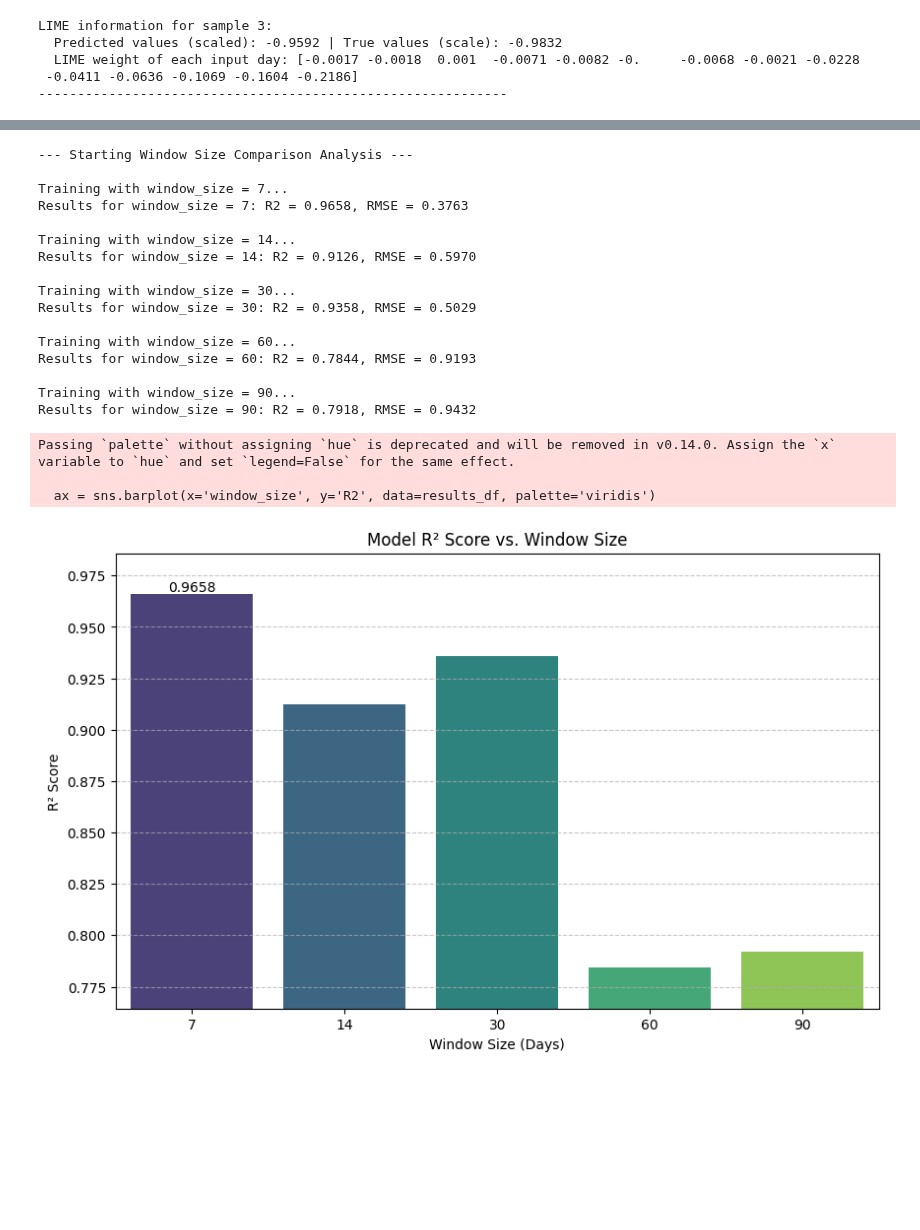
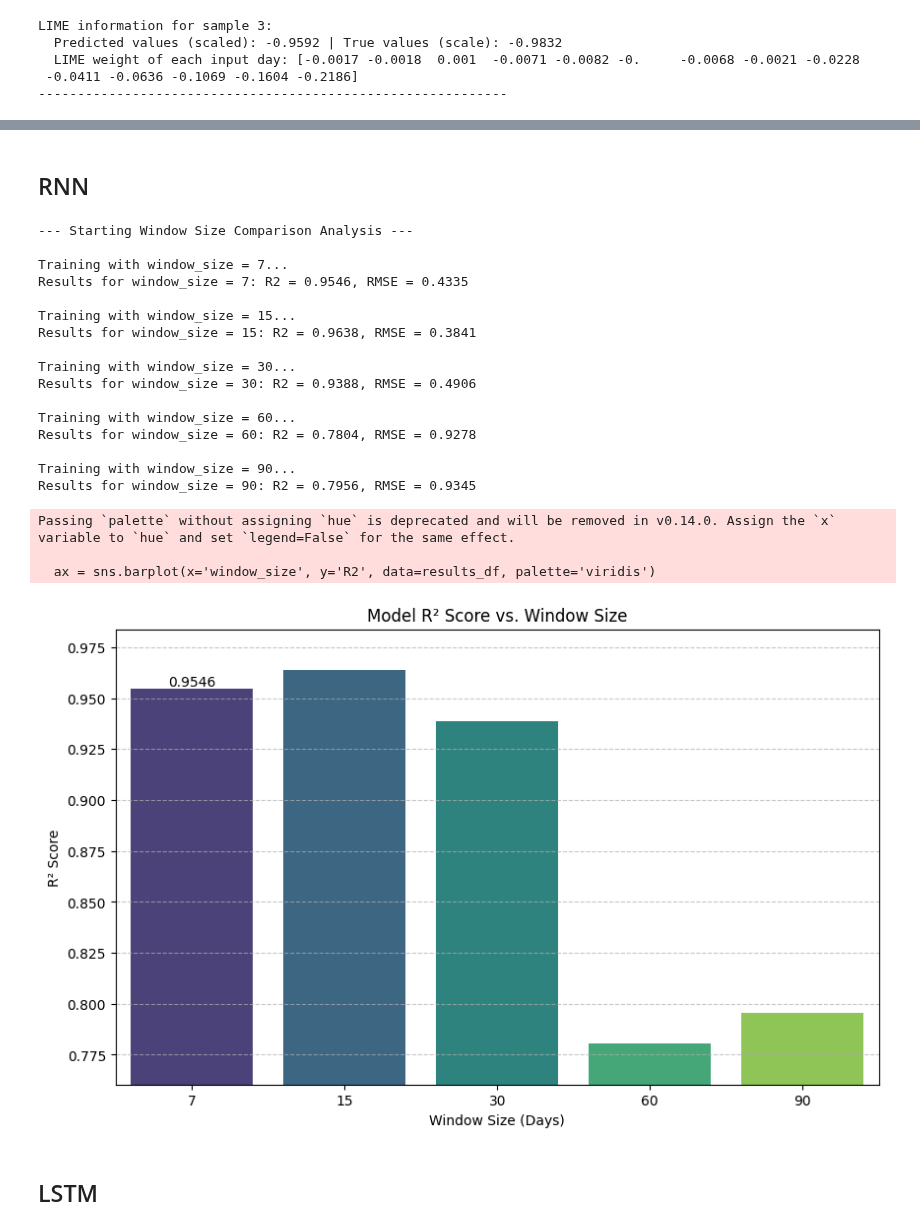
Before and after one commit to ThienNguyen3001/Stock-Price-Prediction-RNN-LSTM-GRU, a Jupyter notebook: stock_price_predict.ipynb, the cells around one changed output, grey strips where cells are left out. Saved outputs shown, nothing was run; the diff lists cells and outputs as text; code cells hidden in the pictures; blank space fills up the shorter version.

```diff
--- a/stock_price_predict.ipynb
+++ b/stock_price_predict.ipynb
@@ -1206,11 +1208,14 @@ Passing `palette` without assigning `hue` is deprecated and will be removed in v
+# %% [markdown]
+## RNN
 # %%
 # --- Window Size Comparison ---
 print("\n--- Starting Window Size Comparison Analysis ---")
 
-window_sizes = [7, 14, 30, 60, 90]
+window_sizes = [7, 15, 30, 60, 90]
 results = []
 
 for size in window_sizes:
+    torch.manual_seed(38)
     print(f"\nTraining with window_size = {size}...")
 
     # 1. Split data for the current window size
@@ -1220,63 +1225,61 @@ for size in window_sizes:
     y_train_t_ws = torch.from_numpy(y_train_ws).type(torch.Tensor)
     y_test_t_ws = torch.from_numpy(y_test_ws).type(torch.Tensor)
 
-    # 2. Initialize and train the model
-    rnn_model_ws = RNN(num_input, num_hidden, num_layer, num_output)
-    criterion_ws = nn.MSELoss()
-    optimizer_ws = torch.optim.Adam(rnn_model_ws.parameters(), lr=0.01)
 
     for epoch in range(100):
-        y_train_pred_ws = rnn_model_ws(X_train_t_ws)
-        loss_ws = criterion_ws(y_train_pred_ws, y_train_t_ws)
-        optimizer_ws.zero_grad()
+        y_train_pred_ws = rnn_model(X_train_t_ws)
+        loss_ws = rnn_criterion(y_train_pred_ws, y_train_t_ws)
+        rnn_updater.zero_grad()
         loss_ws.backward()
-        optimizer_ws.step()
+        rnn_updater.step()
 
     # 3. Evaluate the model
-    gru_model_ws.eval()
+    rnn_model.eval()
     with torch.no_grad():
-        y_test_pred_t_ws = rnn_model_ws(X_test_t_ws)
+        y_test_pred_t_ws = rnn_model(X_test_t_ws)
 
-    y_test_pred_ws = scaler_ws.inverse_transform(y_test_pred_t_ws.numpy())
-    y_test_orig_ws = scaler_ws.inverse_transform(y_test_t_ws.numpy())
+    y_test_pred_ws = scaler_ws.inverse_transform(y_test_pred_t_ws.detach().numpy())
+    y_test_orig_ws = scaler_ws.inverse_transform(y_test_t_ws.detach().numpy())
 
     rmse, _, _, _, r2 = calculate_metrics(y_test_orig_ws[:, 0], y_test_pred_ws[:, 0])
     results.append({'window_size': size, 'R2': r2, 'RMSE': rmse})
     print(f"Results for window_size = {size}: R2 = {r2:.4f}, RMSE = {rmse:.4f}")
 
 # --- Visualize Window Size Results ---
 results_df = pd.DataFrame(results)
 
 plt.figure(figsize=(10, 6))
 ax = sns.barplot(x='window_size', y='R2', data=results_df, palette='viridis')
 plt.title('Model R² Score vs. Window Size')
 plt.xlabel('Window Size (Days)')
 plt.ylabel('R² Score')
 ax.bar_label(ax.containers[0], fmt='%.4f')
 plt.ylim(min(results_df['R2']) - 0.02, max(results_df['R2']) + 0.02)
 plt.grid(axis='y', linestyle='--', alpha=0.7)
 plt.show()
 # %% [output]
 --- Starting Window Size Comparison Analysis ---
 
 Training with window_size = 7...
-Results for window_size = 7: R2 = 0.9658, RMSE = 0.3763
+Results for window_size = 7: R2 = 0.9546, RMSE = 0.4335
 
-Training with window_size = 14...
-Results for window_size = 14: R2 = 0.9126, RMSE = 0.5970
+Training with window_size = 15...
+Results for window_size = 15: R2 = 0.9638, RMSE = 0.3841
 
 Training with window_size = 30...
-Results for window_size = 30: R2 = 0.9358, RMSE = 0.5029
+Results for window_size = 30: R2 = 0.9388, RMSE = 0.4906
 
 Training with window_size = 60...
-Results for window_size = 60: R2 = 0.7844, RMSE = 0.9193
+Results for window_size = 60: R2 = 0.7804, RMSE = 0.9278
 
 Training with window_size = 90...
-Results for window_size = 90: R2 = 0.7918, RMSE = 0.9432
+Results for window_size = 90: R2 = 0.7956, RMSE = 0.9345
 Passing `palette` without assigning `hue` is deprecated and will be removed in v0.14.0. Assign the `x` variable to `hue` and set `legend=False` for the same effect.
 
   ax = sns.barplot(x='window_size', y='R2', data=results_df, palette='viridis')
-[figure, old version]
+[figure, new version]
+# %% [markdown]
+## LSTM
 # %%
 # --- Window Size Comparison ---
 print("\n--- Starting Window Size Comparison Analysis ---")
```
Also changed, not shown: parts of 6 cells of this notebook.
